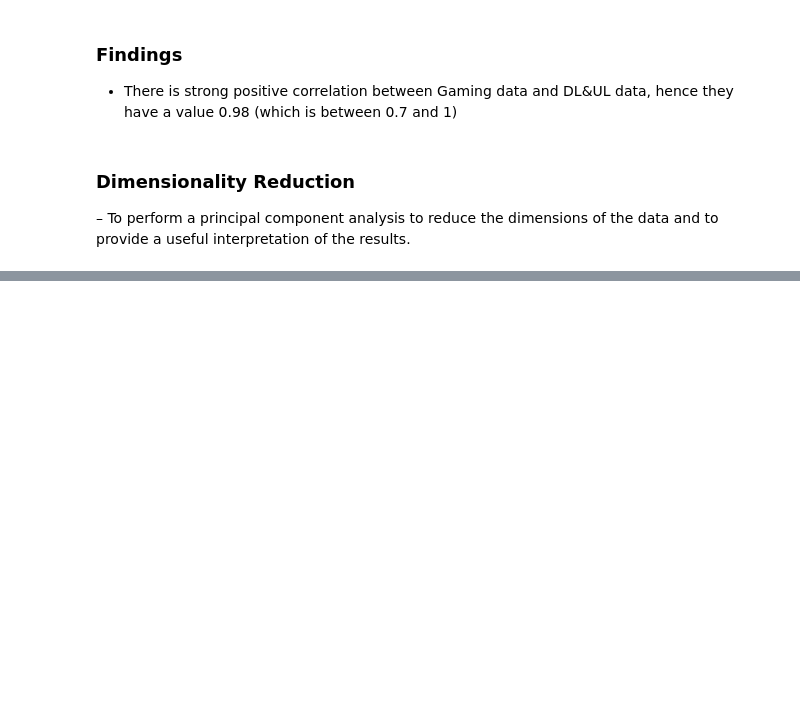
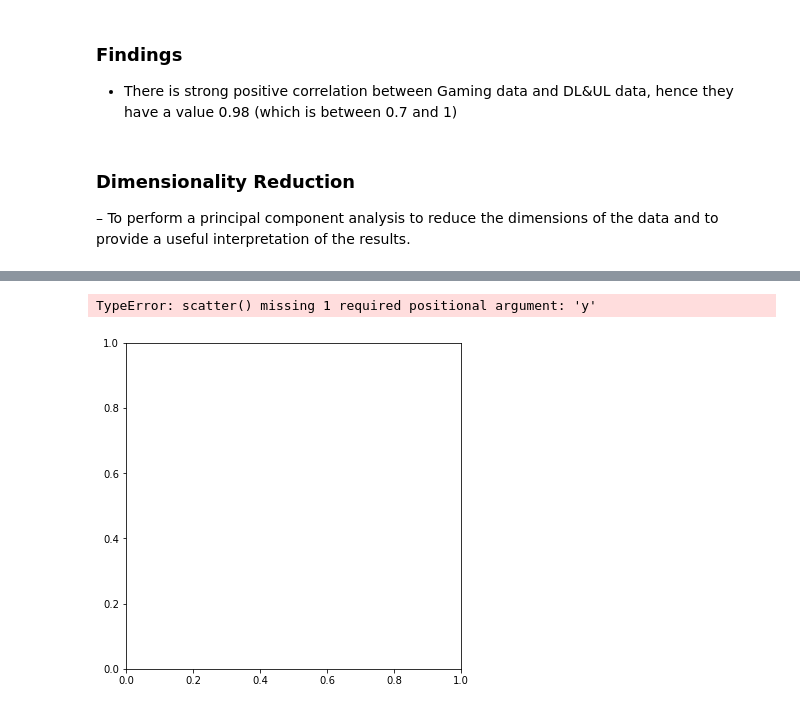
Before and after one commit to Caphace-Ethan/Telecom-User-Data-Analysis, a Jupyter notebook: notebooks/Data_Exploratory_Analysis.ipynb, the cells around one changed output, grey strips where cells are left out. Saved outputs shown, nothing was run; the diff lists cells and outputs as text; code cells hidden in the pictures; blank space fills up the shorter version.

```diff
--- a/notebooks/Data_Exploratory_Analysis.ipynb
+++ b/notebooks/Data_Exploratory_Analysis.ipynb
@@ -980,0 +1026,9 @@ f_ax = sns.heatmap(correlation, vmin=0, vmax=1, square=True, annot=True, annot_k
+# %%
+# Normalizing the aggregated dataset using log transformation
+#Standardize and Normalize the data
+P = PowerTransformer()
+scaled_data = P.fit_transform(aggre_user_data)
+kmeans_1 = KMeans(3, random_state=10)
+kmeans_1.fit(scaled_data)
+aggre_user_data['cluster'] = kmeans_1.labels_
+aggre_user_data.cluster
@@ -980,0 +1049,18 @@ f_ax = sns.heatmap(correlation, vmin=0, vmax=1, square=True, annot=True, annot_k
+# %%
+fig, ax = plt.subplots(figsize=(6, 6))
+plt.scatter(scaled_data[kmeans_1.labels_ == 0, 0], scaled_data[kmeans_1.labels_ == 0, 1],
+            c='green', label='cluster 1')
+plt.scatter(scaled_data[kmeans_1.labels_ == 1, 0], scaled_data[kmeans_1.labels_ == 1, 1],
+            c='blue', label='cluster 2')
+plt.scatter(scaled_data[kmeans_1.labels_ == 1, 0], scaled_data[kmeans_1.labels_ == 1, 1],
+            c='orange', label='cluster 2')
+plt.legend()
+plt.xlim([-2, 2])
+plt.ylim([-2, 2])
+plt.xlabel('Eruption time in mins')
+plt.ylabel('Waiting time to next eruption')
+plt.title('Visualization of clustered data', fontweight='bold')
+ax.set_aspect('equal');
+# %% [output]
+TypeError: scatter() missing 1 required positional argument: 'y'
+[figure, added]
```
Also changed, not shown: parts of 9 cells of this notebook.
